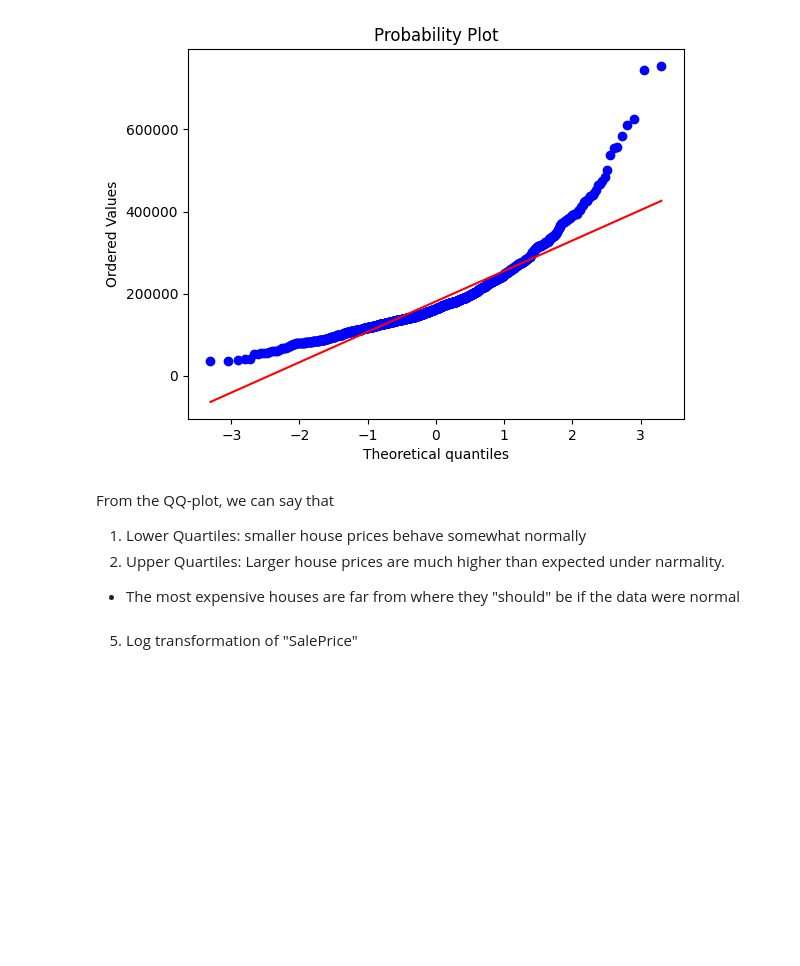
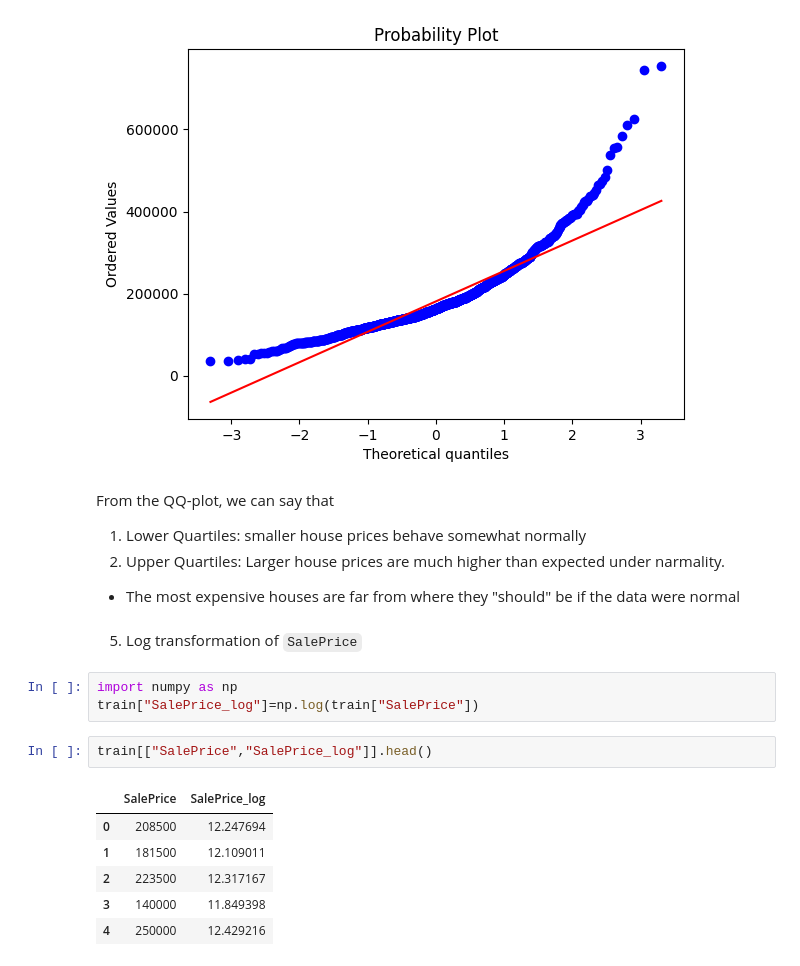
Before and after one commit to navinxqz/Inception-FSDS-classwork, a Jupyter notebook: Assignments/Assignment6.ipynb, the cells around one changed output. Drawn from its saved outputs; the diff is of its cells as text; blank space fills up the shorter version.

```diff
--- a/Assignments/Assignment6.ipynb
+++ b/Assignments/Assignment6.ipynb
@@ -174,4 +174,16 @@ From the QQ-plot, we can say that
 
 * The most expensive houses are far from where they "should" be if the data were normal
 # %% [markdown]
-5. Log transformation of "SalePrice"
+5. Log transformation of `SalePrice`
+# %%
+import numpy as np
+train["SalePrice_log"]=np.log(train["SalePrice"])
+# %%
+train[["SalePrice","SalePrice_log"]].head()
+# %% [output]
+|  | SalePrice | SalePrice_log |
+| 0 | 208500 | 12.247694 |
+| 1 | 181500 | 12.109011 |
+| 2 | 223500 | 12.317167 |
+| 3 | 140000 | 11.849398 |
+| 4 | 250000 | 12.429216 |
```
Also changed, not shown: parts of 14 cells of this notebook.
